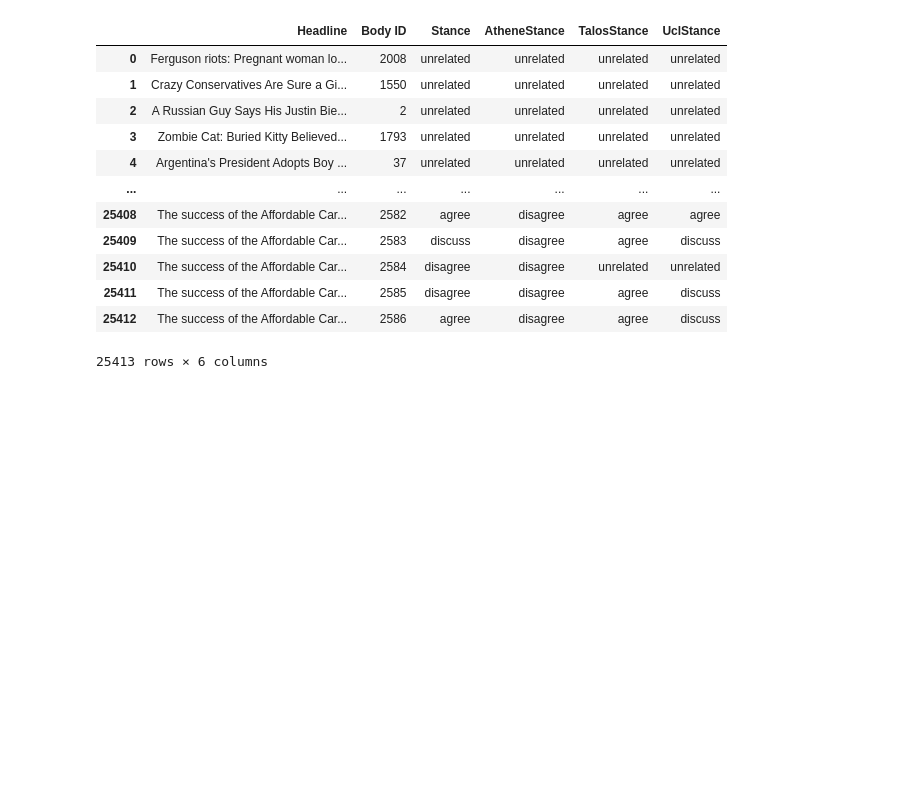
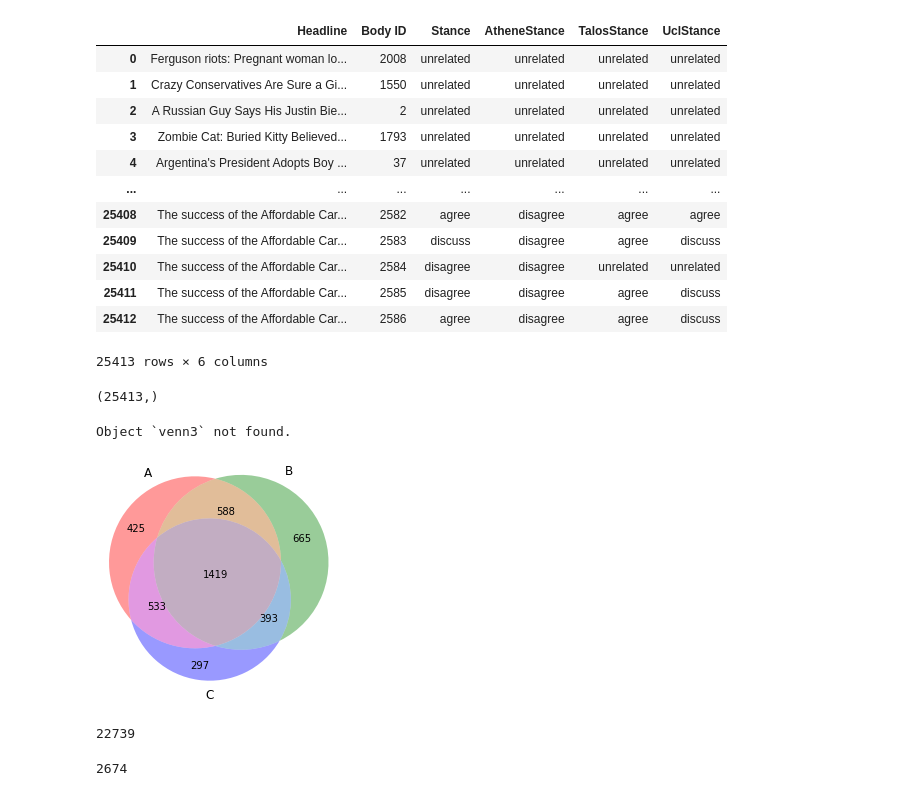
Before and after one commit to 4nds/Strojno_Ucenje_Projekt_FAIR, a Jupyter notebook: src/reproduction/reproduction.ipynb, the cells around one changed output. Saved outputs shown, nothing was run; the diff lists cells and outputs as text; code cells hidden in the pictures; blank space fills up the shorter version.

```diff
--- a/src/reproduction/reproduction.ipynb
+++ b/src/reproduction/reproduction.ipynb
@@ -245,3 +245,44 @@ competition_all_teams_data
 | 25411 | The success of the Affordable Car... | 2585 | disagree | disagree | agree | discuss |
 | 25412 | The success of the Affordable Car... | 2586 | agree | disagree | agree | discuss |
 25413 rows × 6 columns
+# %%
+competition_all_teams_data['AtheneStance'].shape
+# %% [output]
+(25413,)
+# %%
+venn3?
+# %% [output]
+Object `venn3` not found.
+# %%
+import numpy as np
+from matplotlib_venn import venn3
+
+def venn_diagram(competition_all_teams_data):
+    labels=['A', 'B', 'C']
+    stances = competition_all_teams_data['Stance']
+    athene_stances = competition_all_teams_data['AtheneStance']
+    talos_stances = competition_all_teams_data['TalosStance']
+    ucl_stances = competition_all_teams_data['UclStance']
+    athene_correct = athene_stances == stances
+    talos_correct = talos_stances == stances
+    ucl_correct = ucl_stances == stances
+    athene_wrong = np.logical_not(athene_correct)
+    talos_wrong = np.logical_not(talos_correct)
+    ucl_wrong = np.logical_not(ucl_correct)
+
+    only_athene = np.sum(athene_wrong & talos_correct & ucl_correct)
+    only_talos = np.sum(athene_correct & talos_wrong & ucl_correct)
+    only_ucl = np.sum(athene_correct & talos_correct & ucl_wrong)
+    only_athene_talos = np.sum(athene_wrong & talos_wrong & ucl_correct)
+    only_athene_ucl = np.sum(athene_wrong & talos_correct & ucl_wrong)
+    only_talos_ucl = np.sum(athene_correct & talos_wrong & ucl_wrong)
+    athene_talos_ucl = np.sum(athene_wrong & talos_wrong & ucl_wrong)
+
+    venn3(subsets=(only_athene, only_talos, only_ucl, only_athene_talos,\
+         only_athene_ucl, only_talos_ucl, athene_talos_ucl), set_labels=labels,
+         normalize_to=10)
+
+
+venn_diagram(competition_all_teams_data)
+# %% [output]
+[figure, added]
@@ -247,0 +308,8 @@ competition_all_teams_data
+# %%
+np.sum(athene_correct)
+# %% [output]
+22739
+# %%
+np.sum(athene_wrong)
+# %% [output]
+2674
```
Also changed, not shown: parts of 9 cells of this notebook.
